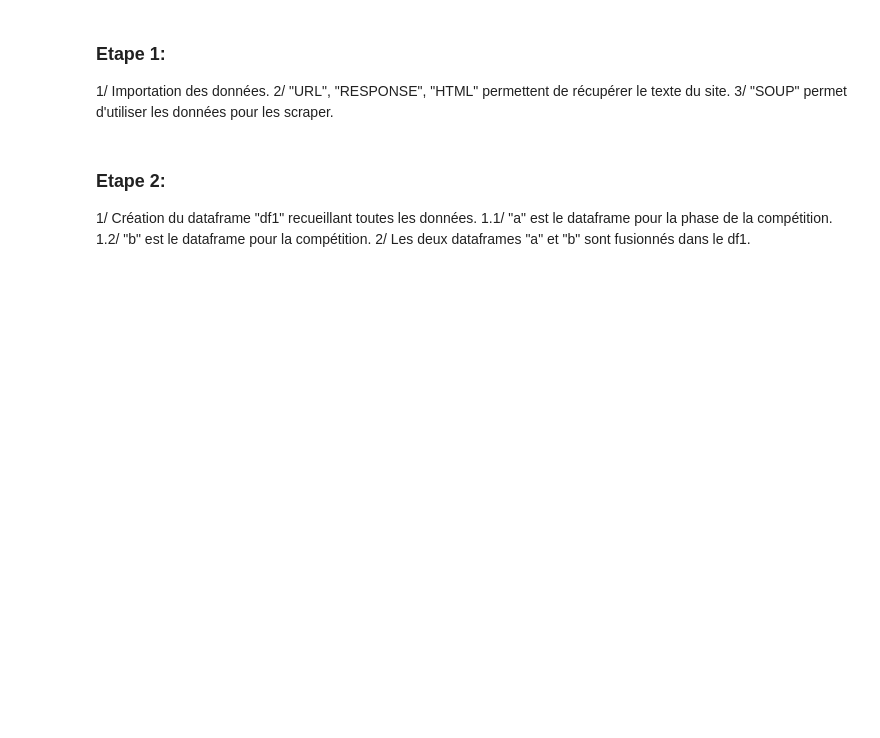
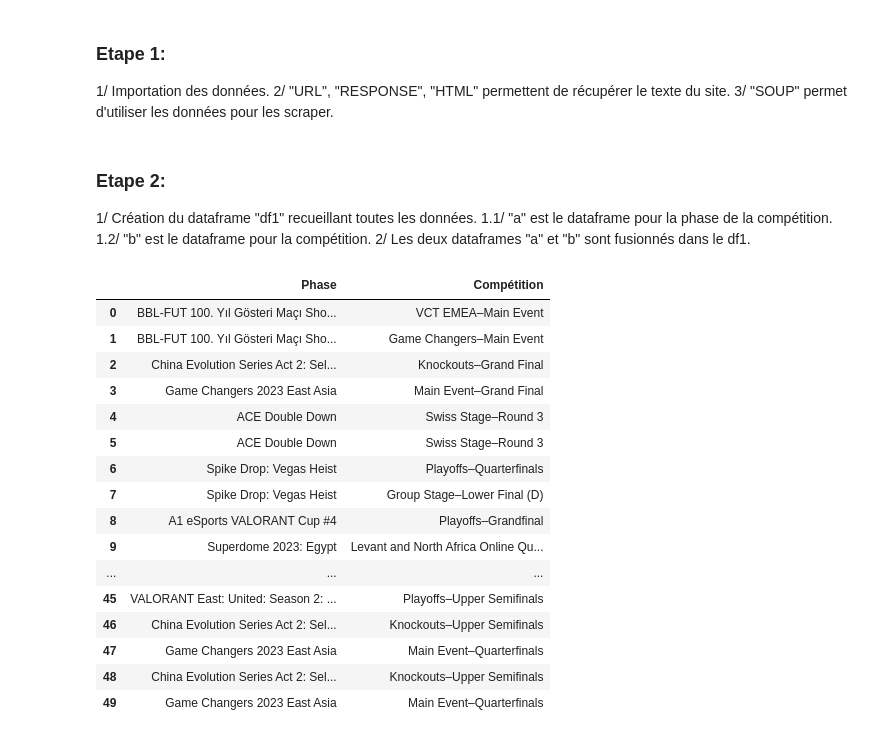
Before and after one commit to Finallo/Statoscop, a Jupyter notebook: test.ipynb, the cells around one changed output. Saved outputs shown, nothing was run; the diff lists cells and outputs as text; code cells hidden in the pictures; blank space fills up the shorter version.

```diff
--- a/test.ipynb
+++ b/test.ipynb
@@ -24,21 +24,40 @@ data = soup.find_all('div')
 # %%
 df1 = pd.DataFrame()
 
 a = pd.DataFrame(columns=["Compétition"])
 b = pd.DataFrame(columns=["Phase"])
 
 col = soup.find_all('div', class_='match-item-event-series text-of')
 for cols in col:
     texts = cols.find_all(string=True, recursive=False)
     text1 = texts[0].strip()
     a = a._append({'Compétition':text1}, ignore_index=True)
 col1 = soup.find_all('div', class_='match-item-event text-of')
 for cols in col1:
     texts1 = cols.find_all(string=True, recursive=False)
     text2 = texts1[1].strip()
     b = b._append({'Phase':text2}, ignore_index=True)
 
 df1 = b.join(a, how='inner')
+df1
+# %% [output]
+|  | Phase | Compétition |
+| 0 | BBL-FUT 100. Yıl Gösteri Maçı Sho... | VCT EMEA–Main Event |
+| 1 | BBL-FUT 100. Yıl Gösteri Maçı Sho... | Game Changers–Main Event |
+| 2 | China Evolution Series Act 2: Sel... | Knockouts–Grand Final |
+| 3 | Game Changers 2023 East Asia | Main Event–Grand Final |
+| 4 | ACE Double Down | Swiss Stage–Round 3 |
+| 5 | ACE Double Down | Swiss Stage–Round 3 |
+| 6 | Spike Drop: Vegas Heist | Playoffs–Quarterfinals |
+| 7 | Spike Drop: Vegas Heist | Group Stage–Lower Final (D) |
+| 8 | A1 eSports VALORANT Cup #4 | Playoffs–Grandfinal |
+| 9 | Superdome 2023: Egypt | Levant and North Africa Online Qu... |
+| ... | ... | ... |
+| 45 | VALORANT East: United: Season 2: ... | Playoffs–Upper Semifinals |
+| 46 | China Evolution Series Act 2: Sel... | Knockouts–Upper Semifinals |
+| 47 | Game Changers 2023 East Asia | Main Event–Quarterfinals |
+| 48 | China Evolution Series Act 2: Sel... | Knockouts–Upper Semifinals |
+| 49 | Game Changers 2023 East Asia | Main Event–Quarterfinals |
 # %%
 df2 = pd.DataFrame()
 c = pd.DataFrame(columns=["Team 2"])
```
Also changed, not shown: parts of 4 cells of this notebook, 2 other files.
